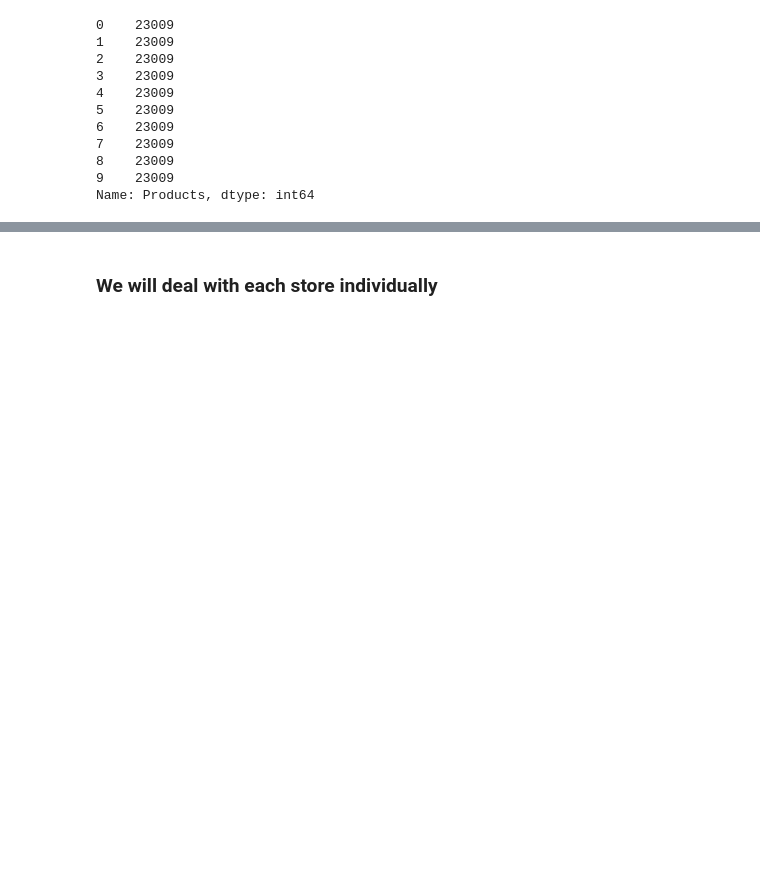
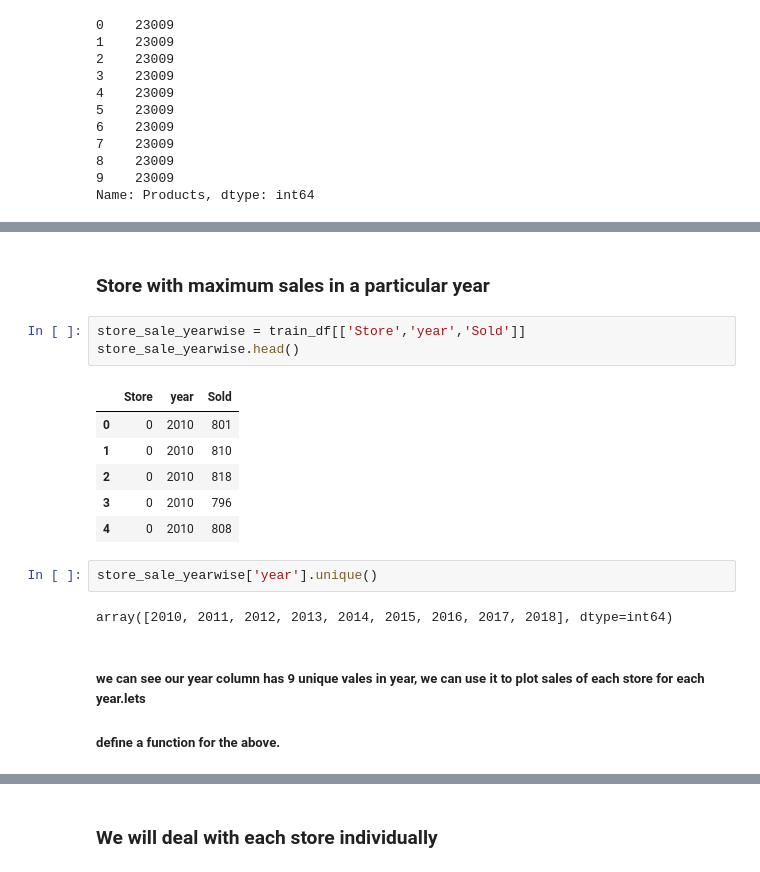
Before and after one commit to MANISH-KUMAR-CODES/forecasting-on-store-products, a Jupyter notebook: Time_Series_Forecasting_on_Store_Sales.ipynb, the cells around one changed output, grey strips where cells are left out. Cells and saved outputs as stored; diff of their text form; blank space fills up the shorter version.

```diff
--- a/Time_Series_Forecasting_on_Store_Sales.ipynb
+++ b/Time_Series_Forecasting_on_Store_Sales.ipynb
@@ -93,0 +141,19 @@ Name: Products, dtype: int64
+# %% [markdown]
+### Store with maximum sales in a particular year
+# %%
+store_sale_yearwise = train_df[['Store','year','Sold']]
+store_sale_yearwise.head()
+# %% [output]
+|  | Store | year | Sold |
+| 0 | 0 | 2010 | 801 |
+| 1 | 0 | 2010 | 810 |
+| 2 | 0 | 2010 | 818 |
+| 3 | 0 | 2010 | 796 |
+| 4 | 0 | 2010 | 808 |
+# %%
+store_sale_yearwise['year'].unique()
+# %% [output]
+array([2010, 2011, 2012, 2013, 2014, 2015, 2016, 2017, 2018], dtype=int64)
+# %% [markdown]
+##### we can see our year column has 9 unique vales in year, we can use it to plot sales of each store for each year.lets
+##### define a function for the above.
```
Also changed, not shown: parts of 13 cells of this notebook.
